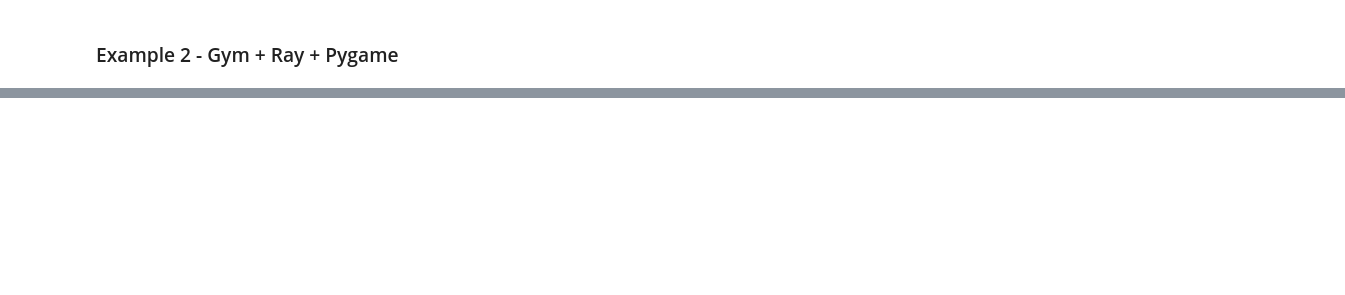
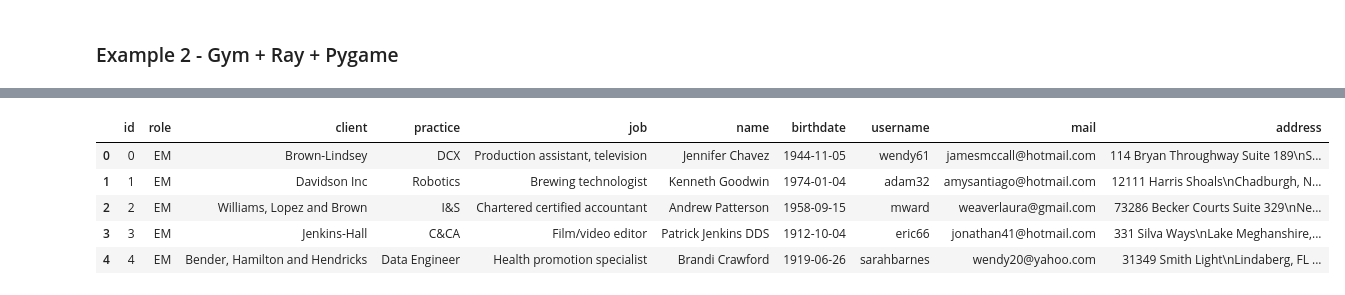
Before and after one commit to ruslanmv/How-to-create-custom-Reinforcement-Learning-environment, a Jupyter notebook: custom_game/gym-basic/2-RL-Enviroment.ipynb, the cells around one changed output, grey strips where cells are left out. Drawn from its saved outputs; the diff is of its cells as text; code cells hidden in the pictures; blank space fills up the shorter version.

```diff
--- a/custom_game/gym-basic/2-RL-Enviroment.ipynb
+++ b/custom_game/gym-basic/2-RL-Enviroment.ipynb
@@ -176,0 +475,11 @@ In the following example we are interested to include pygame
+# %%
+df2 = pd.read_pickle("./employees.pkl")
+# %%
+df2.head()
+# %% [output]
+|  | id | role | client | practice | job | name | birthdate | username | mail | address |
+| 0 | 0 | EM | Brown-Lindsey | DCX | Production assistant, television | Jennifer Chavez | 1944-11-05 | wendy61 | jamesmccall@hotmail.com | 114 Bryan Throughway Suite 189\nS... |
+| 1 | 1 | EM | Davidson Inc | Robotics | Brewing technologist | Kenneth Goodwin | 1974-01-04 | adam32 | amysantiago@hotmail.com | 12111 Harris Shoals\nChadburgh, N... |
+| 2 | 2 | EM | Williams, Lopez and Brown | I&S | Chartered certified accountant | Andrew Patterson | 1958-09-15 | mward | weaverlaura@gmail.com | 73286 Becker Courts Suite 329\nNe... |
+| 3 | 3 | EM | Jenkins-Hall | C&CA | Film/video editor | Patrick Jenkins DDS | 1912-10-04 | eric66 | jonathan41@hotmail.com | 331 Silva Ways\nLake Meghanshire,... |
+| 4 | 4 | EM | Bender, Hamilton and Hendricks | Data Engineer | Health promotion specialist | Brandi Crawford | 1919-06-26 | sarahbarnes | wendy20@yahoo.com | 31349 Smith Light\nLindaberg, FL ... |
```
Also changed, not shown: parts of 92 cells of this notebook, 12 other files.
